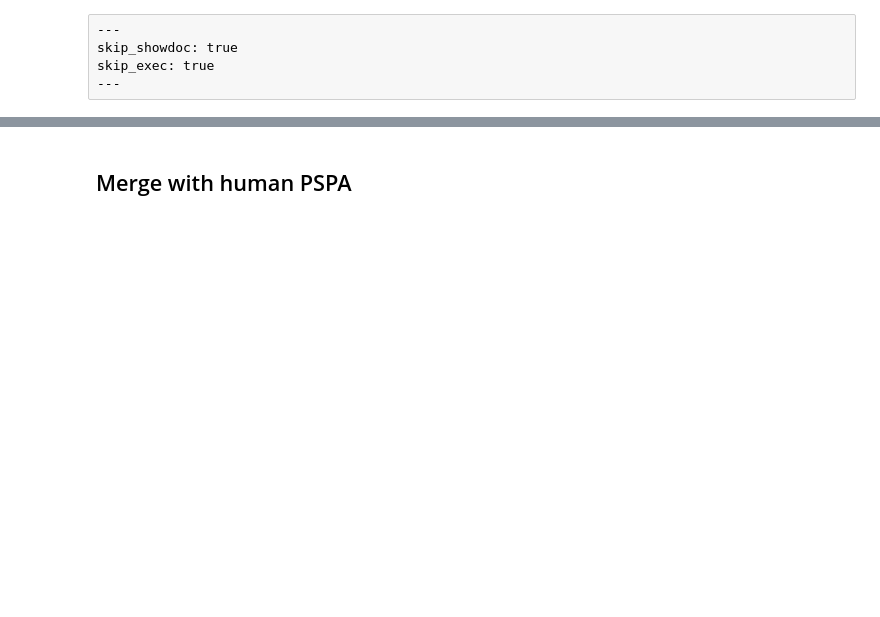
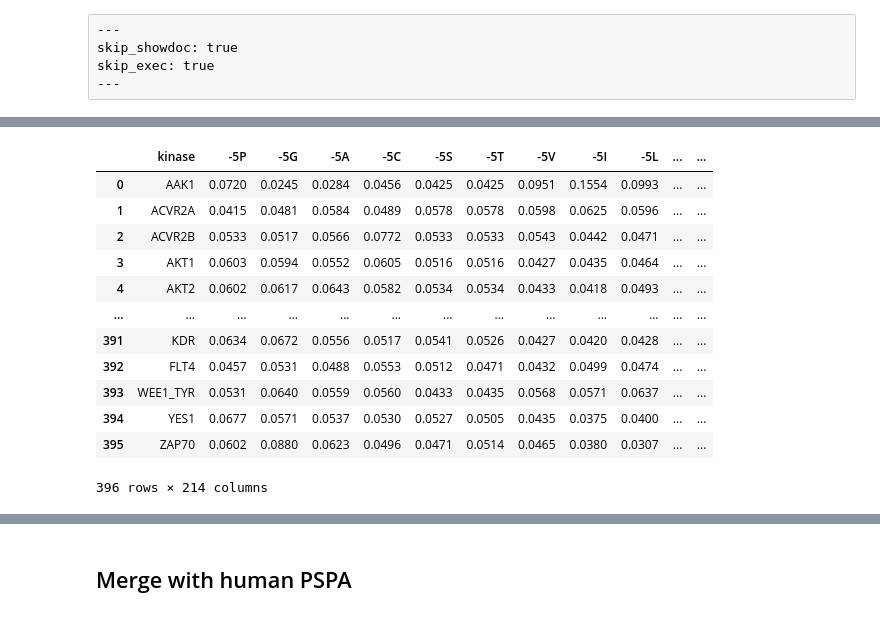
Before and after one commit to sky1ove/katlas, a Jupyter notebook: nbs/paper/kd_03_merge_human.ipynb, the cells around one changed output, grey strips where cells are left out. Cells and saved outputs as stored; diff of their text form; code cells hidden in the pictures; blank space fills up the shorter version.

```diff
--- a/nbs/paper/kd_03_merge_human.ipynb
+++ b/nbs/paper/kd_03_merge_human.ipynb
@@ -56,0 +84,16 @@ human[human.Uniprot.duplicated(keep=False)][['kd_ID','active_D1_D2']]
+# %%
+pspa
+# %% [output]
+|  | kinase | -5P | -5G | -5A | -5C | -5S | -5T | -5V | -5I | -5L | ... | ... |
+| 0 | AAK1 | 0.0720 | 0.0245 | 0.0284 | 0.0456 | 0.0425 | 0.0425 | 0.0951 | 0.1554 | 0.0993 | ... | ... |
+| 1 | ACVR2A | 0.0415 | 0.0481 | 0.0584 | 0.0489 | 0.0578 | 0.0578 | 0.0598 | 0.0625 | 0.0596 | ... | ... |
+| 2 | ACVR2B | 0.0533 | 0.0517 | 0.0566 | 0.0772 | 0.0533 | 0.0533 | 0.0543 | 0.0442 | 0.0471 | ... | ... |
+| 3 | AKT1 | 0.0603 | 0.0594 | 0.0552 | 0.0605 | 0.0516 | 0.0516 | 0.0427 | 0.0435 | 0.0464 | ... | ... |
+| 4 | AKT2 | 0.0602 | 0.0617 | 0.0643 | 0.0582 | 0.0534 | 0.0534 | 0.0433 | 0.0418 | 0.0493 | ... | ... |
+| ... | ... | ... | ... | ... | ... | ... | ... | ... | ... | ... | ... | ... |
+| 391 | KDR | 0.0634 | 0.0672 | 0.0556 | 0.0517 | 0.0541 | 0.0526 | 0.0427 | 0.0420 | 0.0428 | ... | ... |
+| 392 | FLT4 | 0.0457 | 0.0531 | 0.0488 | 0.0553 | 0.0512 | 0.0471 | 0.0432 | 0.0499 | 0.0474 | ... | ... |
+| 393 | WEE1_TYR | 0.0531 | 0.0640 | 0.0559 | 0.0560 | 0.0433 | 0.0435 | 0.0568 | 0.0571 | 0.0637 | ... | ... |
+| 394 | YES1 | 0.0677 | 0.0571 | 0.0537 | 0.0530 | 0.0527 | 0.0505 | 0.0435 | 0.0375 | 0.0400 | ... | ... |
+| 395 | ZAP70 | 0.0602 | 0.0880 | 0.0623 | 0.0496 | 0.0471 | 0.0514 | 0.0465 | 0.0380 | 0.0307 | ... | ... |
+396 rows × 214 columns
```
Also changed, not shown: parts of 17 cells of this notebook, 8 other files.
